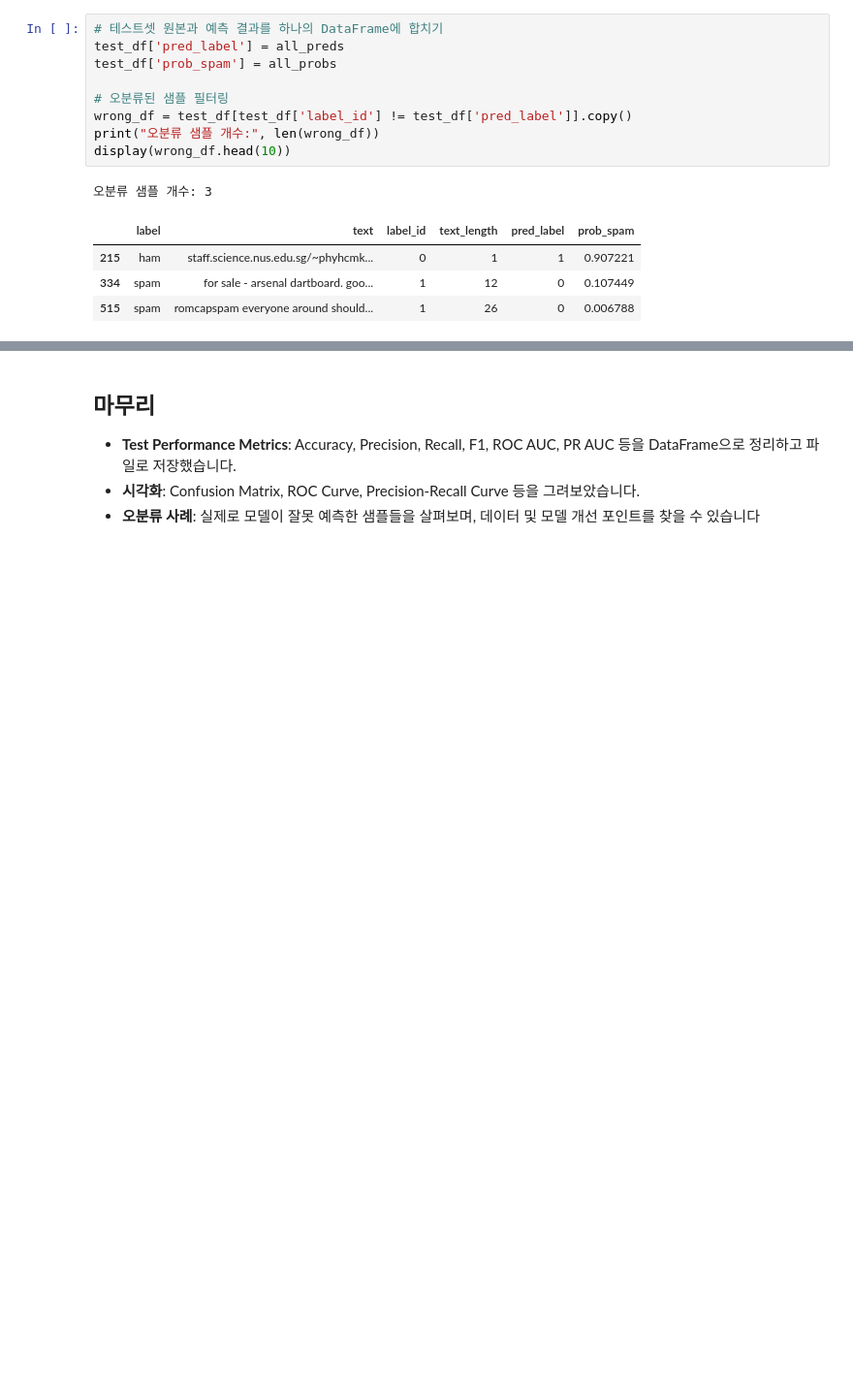
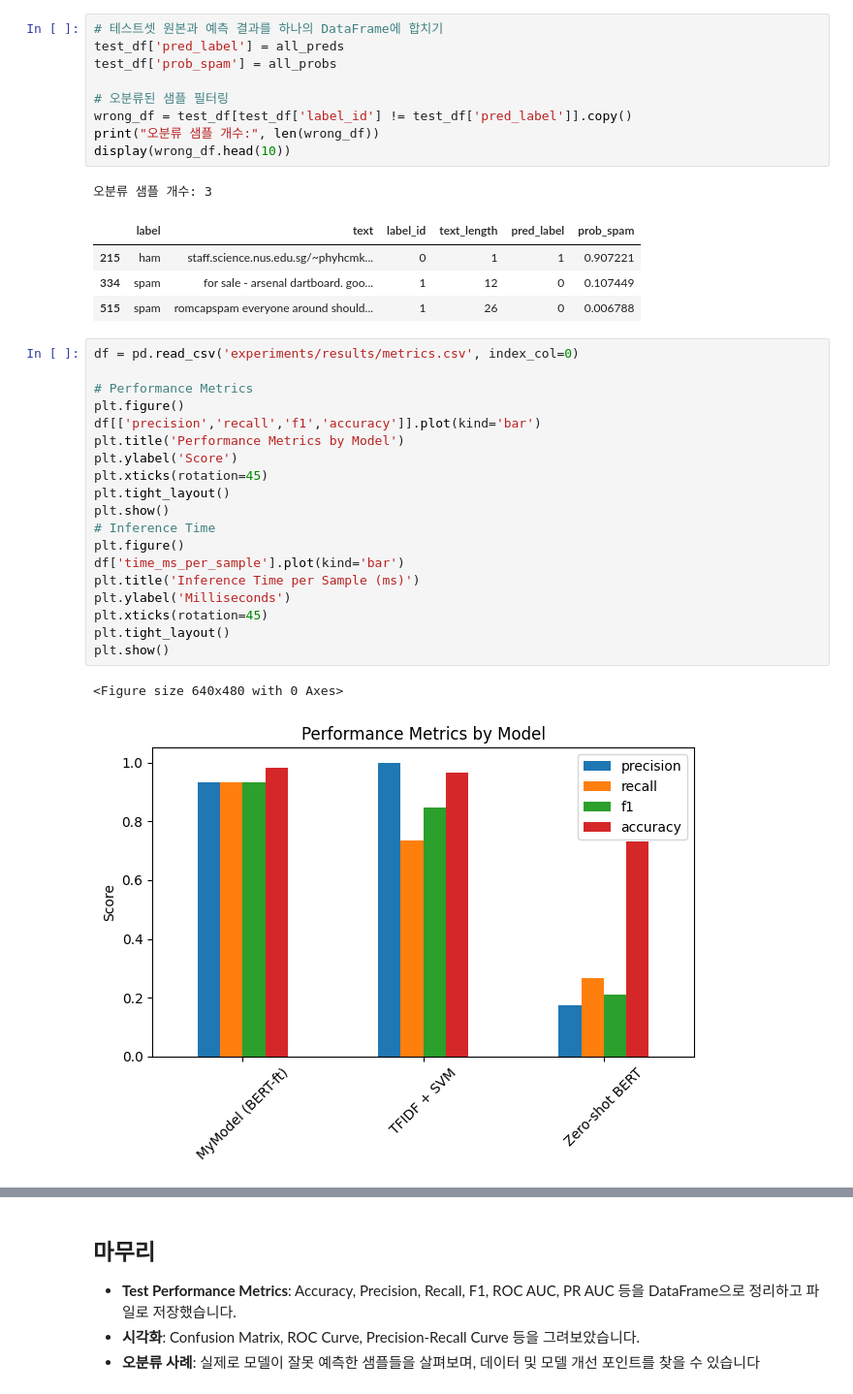
Before and after one commit to evryhungry/sms-spam-detection-classifier, a Jupyter notebook: notebooks/data_exploration.ipynb, the cells around one changed output, grey strips where cells are left out. Shown at 97% size. Saved outputs shown, nothing was run; the diff lists cells and outputs as text; blank space fills up the shorter version.

```diff
--- a/notebooks/data_exploration.ipynb
+++ b/notebooks/data_exploration.ipynb
@@ -278,3 +273,25 @@ display(wrong_df.head(10))
 | 215 | ham | staff.science.nus.edu.sg/~phyhcmk... | 0 | 1 | 1 | 0.907221 |
 | 334 | spam | for sale - arsenal dartboard. goo... | 1 | 12 | 0 | 0.107449 |
 | 515 | spam | romcapspam everyone around should... | 1 | 26 | 0 | 0.006788 |
+# %%
+df = pd.read_csv('experiments/results/metrics.csv', index_col=0)
+
+# Performance Metrics
+plt.figure()
+df[['precision','recall','f1','accuracy']].plot(kind='bar')
+plt.title('Performance Metrics by Model')
+plt.ylabel('Score')
+plt.xticks(rotation=45)
+plt.tight_layout()
+plt.show()
+# Inference Time
+plt.figure()
+df['time_ms_per_sample'].plot(kind='bar')
+plt.title('Inference Time per Sample (ms)')
+plt.ylabel('Milliseconds')
+plt.xticks(rotation=45)
+plt.tight_layout()
+plt.show()
+# %% [output]
+<Figure size 640x480 with 0 Axes>
+[figure, added]
```
Also changed, not shown: parts of 6 cells of this notebook.
